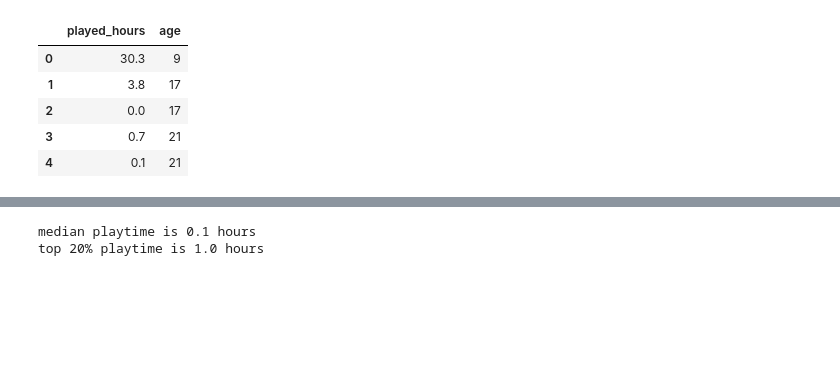
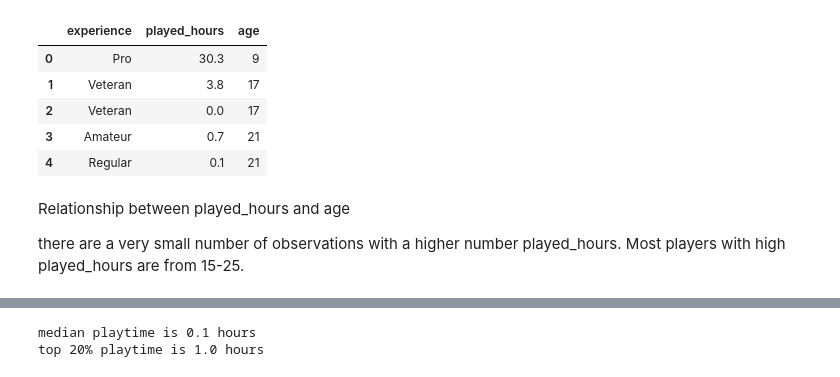
Before and after one commit to Lionung/dsci_100_group_project, a Jupyter notebook: Group 8 Project.ipynb, the cells around one changed output, grey strips where cells are left out. Saved outputs shown, nothing was run; the diff lists cells and outputs as text; code cells hidden in the pictures; blank space fills up the shorter version.

```diff
--- a/Group 8 Project.ipynb
+++ b/Group 8 Project.ipynb
@@ -16,16 +76,18 @@ players_url = "https://raw.githubusercontent.com/Lionung/dsci_100_group_project/
 # importing the files as CSV
 players = pd.read_csv(players_url)
 # %%
+#minimum necessary cleaning
+
 # removing NAN values, dropping columns with NAN vals
 players.dropna(axis=1, inplace=True)
 
 # removing other unnecessary variables to our investigation
-players_clean = players.drop(columns=["hashedEmail", "name", "experience", "subscribe", "gender"])
+players_clean = players.drop(columns=["hashedEmail", "name", "subscribe", "gender"])
 players_clean.head()
 # %% [output]
-|  | played_hours | age |
-| 0 | 30.3 | 9 |
-| 1 | 3.8 | 17 |
-| 2 | 0.0 | 17 |
-| 3 | 0.7 | 21 |
-| 4 | 0.1 | 21 |
+|  | experience | played_hours | age |
+| 0 | Pro | 30.3 | 9 |
+| 1 | Veteran | 3.8 | 17 |
+| 2 | Veteran | 0.0 | 17 |
+| 3 | Amateur | 0.7 | 21 |
+| 4 | Regular | 0.1 | 21 |
@@ -31,0 +102,5 @@ players_clean.head()
+# %% [markdown]
+Relationship between played_hours and age
+
+there are a very small number of observations with a higher number played_hours.
+Most players with high played_hours are from 15-25.
```
Also changed, not shown: parts of 25 cells of this notebook.
